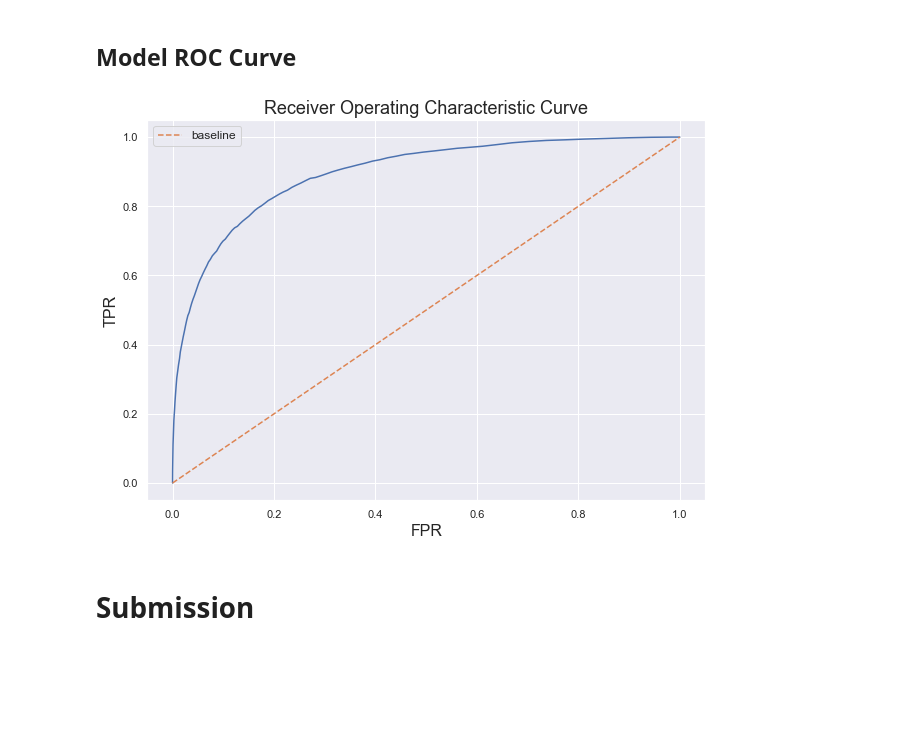
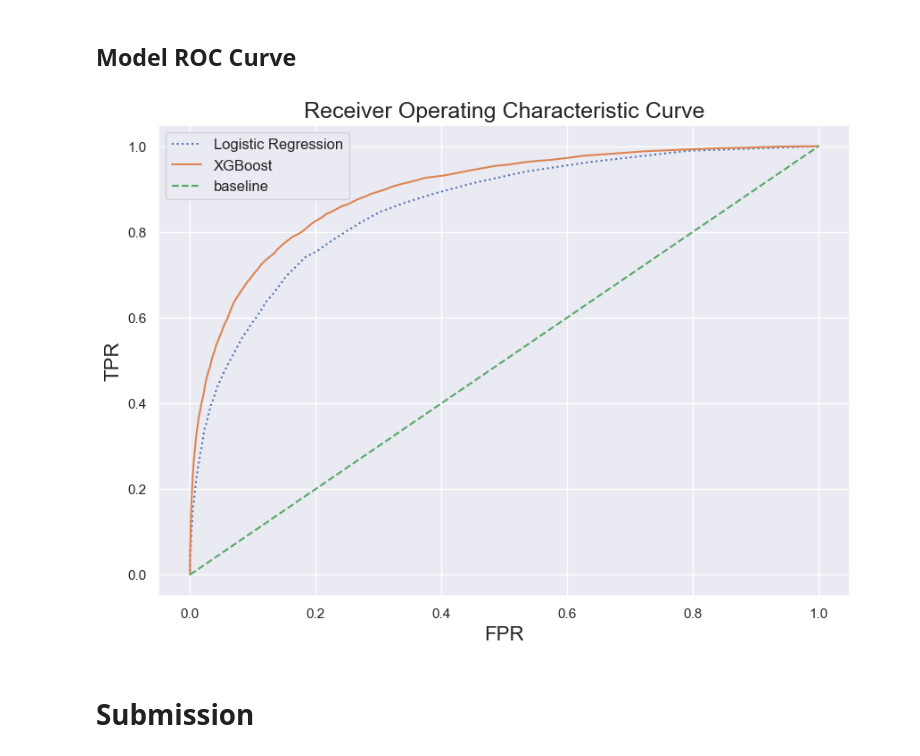
Before and after one commit to ederson-souza/Udacity-Capstone-Project, a Jupyter notebook: Capstone Project.ipynb, the cells around one changed output. Saved outputs shown, nothing was run; the diff lists cells and outputs as text; code cells hidden in the pictures; blank space fills up the shorter version.

Commit message:
fix minor issues and add LR roc curve

```diff
--- a/Capstone Project.ipynb
+++ b/Capstone Project.ipynb
@@ -319,7 +326,8 @@ trials = Trials()
 best = fmin(fn=objective,
             space=space,
             algo=tpe.suggest,
-            max_evals=1500,
+            max_evals=500,
             trials=trials)
 print(best)
+done()
 # %% [output]
@@ -327,21 +335,14 @@ print(best)
 # %%
 #Getting the best hyperparameters
 def get_best_hyperparameters(best):
-    hyperparameters = {'colsample_bytree': 0.,
-                   'gamma': 0,
-                   'learning_rate': 0.,
-                   'max_depth': 0,
-                   'min_child_weight': 0.,
-                   'reg_alpha': 0.,
-                   'scale_pos_weight': 0.,
-                   'subsample': 0.,
-                   'objective': "binary:logistic",
-                   'tree_method': 'gpu_hist',
-                   'silent': 1
-                  }
-    hyperparameters.update(best)
-    hyperparameters['max_depth'] = int(hyperparameters['max_depth'])
-    return hyperparameters
+    LR = [0.01, 0.02, 0.03]
+    params = best.copy()
+    params['learning_rate'] = LR[params['learning_rate']]
+    params['max_depth'] = int(best['max_depth'])
+    params['objective'] = "binary:logistic"
+    params['tree_method'] = 'gpu_hist'
+    params['silent'] = 1
+    return params
 # %% [markdown]
 ## Training and Validation
 # %%
@@ -488,24 +491,37 @@ my_plot_importance(xgbmodel, (15,60))
 # %%
 roc_values = []
 for thresh in np.linspace(0, 1, 101):
-    preds = get_preds(probas, thresh)
-    tn, fp, fn, tp = confusion_matrix(y_test, preds).ravel()
+    predicts = get_preds(probas, thresh)
+    tn, fp, fn, tp = confusion_matrix(y_test, predicts).ravel()
     tpr = tp/(tp+fn)
     fpr = fp/(fp+tn)
     roc_values.append([tpr, fpr])
 tpr_values, fpr_values = zip(*roc_values)
+# %%
+LR_roc_values = []
+for thresh in np.linspace(0, 1, 101):
+    preds = get_preds(proba_LR, thresh)
+    tn, fp, fn, tp = confusion_matrix(y_test_LR, preds).ravel()
+    tpr = tp/(tp+fn)
+    fpr = fp/(fp+tn)
+    LR_roc_values.append([tpr, fpr])
+LR_tpr_values, LR_fpr_values = zip(*LR_roc_values)
 # %%
 fig, ax = plt.subplots(figsize=(10,7))
-ax.plot(fpr_values, tpr_values)
+ax.plot(LR_fpr_values, LR_tpr_values,
+        label='Logistic Regression',
+        linestyle='dotted')
+ax.plot(fpr_values, tpr_values,
+        label='XGBoost')
 ax.plot(np.linspace(0, 1, 100),
          np.linspace(0, 1, 100),
          label='baseline',
          linestyle='--')
 plt.title('Receiver Operating Characteristic Curve', fontsize=18)
 plt.ylabel('TPR', fontsize=16)
 plt.xlabel('FPR', fontsize=16)
 plt.legend(fontsize=12);
 # %% [output]
-[figure, old version]
+[figure, new version]
 # %% [markdown]
 # Submission
```
Also changed, not shown: parts of 24 cells of this notebook.
